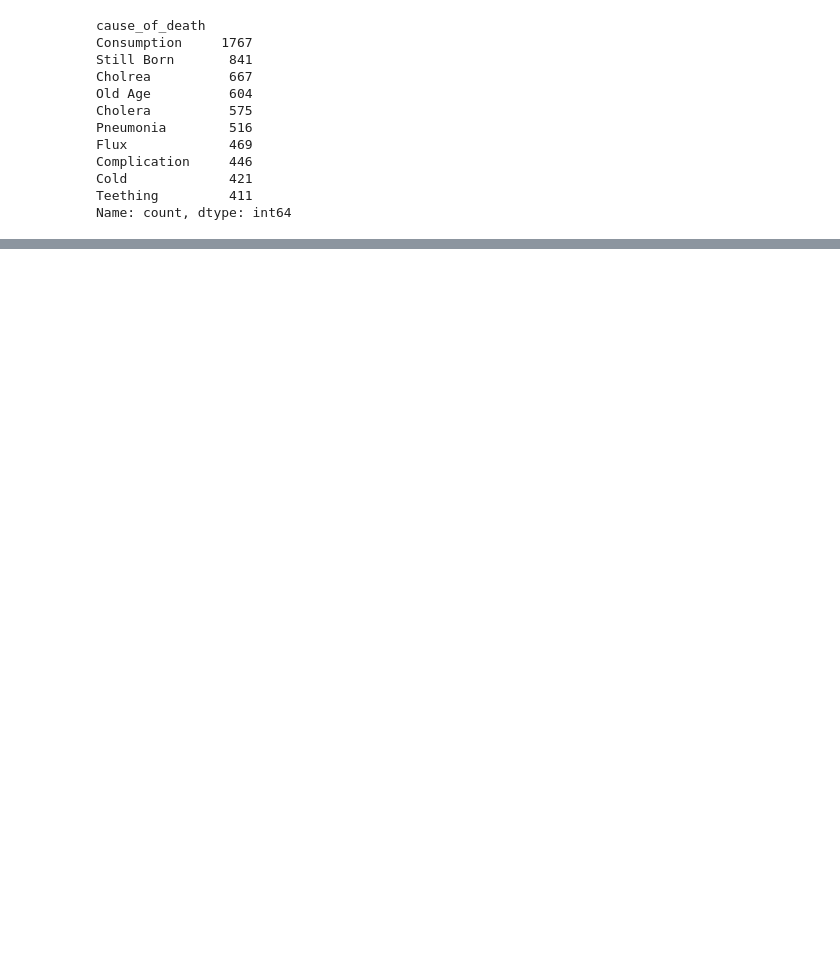
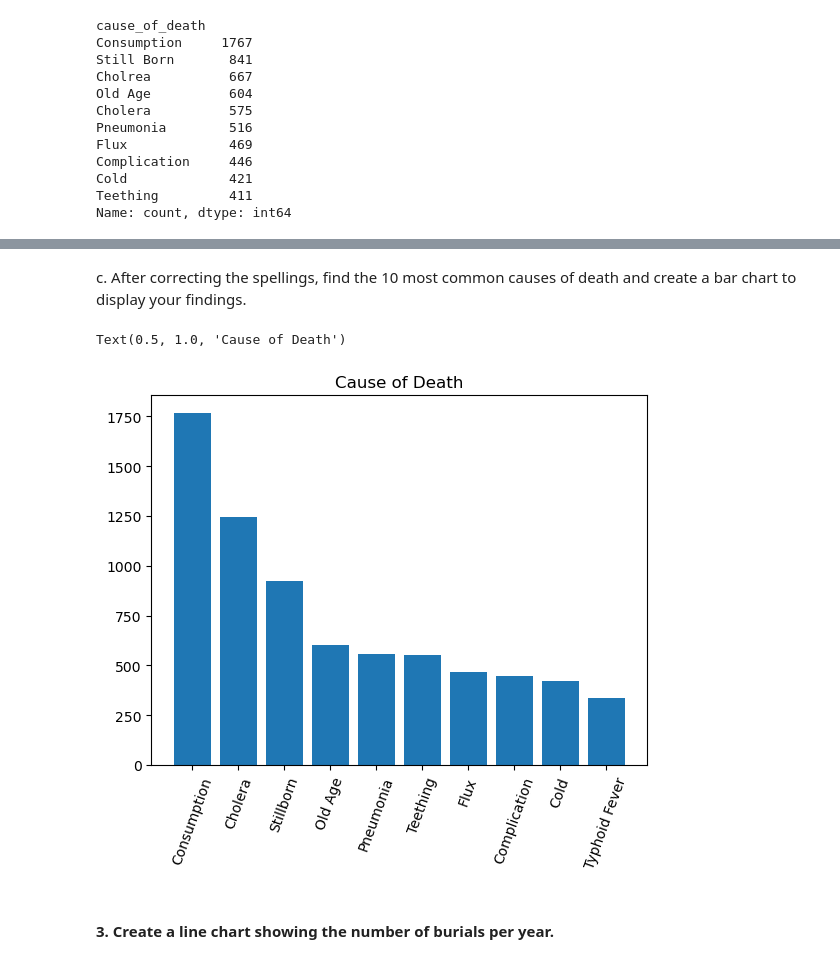
Before and after one commit to NSS-Data-Analytics-Cohort-10/advanced-pandas-megyg6, a Jupyter notebook: notebooks/nash_city_cemetery_pandas.ipynb, the cells around one changed output, grey strips where cells are left out. Cells and saved outputs as stored; diff of their text form; code cells hidden in the pictures; blank space fills up the shorter version.

```diff
--- a/notebooks/nash_city_cemetery_pandas.ipynb
+++ b/notebooks/nash_city_cemetery_pandas.ipynb
@@ -45,0 +92,9 @@ Name: count, dtype: int64
+# %%
+cemetery_df["cause_of_death"]=cemetery_df["cause_of_death"].replace("Old Ages","Old Age")
+# %%
+cemetery_df["cause_of_death"]=cemetery_df["cause_of_death"].replace("Teethin","Teething")
+# %%
+cemetery_df["cause_of_death"]=cemetery_df["cause_of_death"].replace("Typh. Fever","Typhoid Fever")
+# %%
+top_10=cemetery_df["cause_of_death"].value_counts().drop(["Unknown","Not Known"], axis="index").nlargest(10).reset_index()
+top_10
@@ -45,0 +113,11 @@ Name: count, dtype: int64
+# %% [markdown]
+  c. After correcting the spellings, find the 10 most common causes of death and create a bar chart to display your findings.
+# %%
+plt.bar('cause_of_death','count', data = top_10)
+plt.xticks(rotation = 70)
+plt.title('Cause of Death')
+# %% [output]
+Text(0.5, 1.0, 'Cause of Death')
+[figure, added]
+# %% [markdown]
+#### 3. Create a line chart showing the number of burials per year.
```
Also changed, not shown: parts of 40 cells of this notebook.
